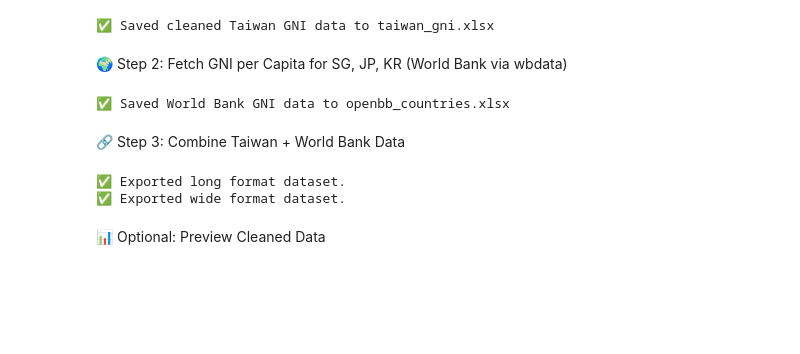
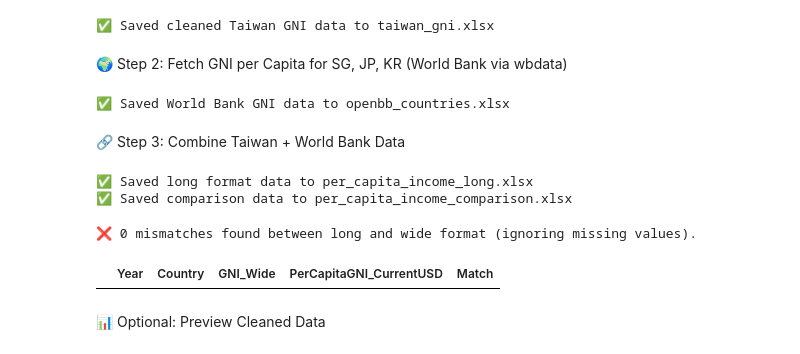
Before and after one commit to phoebenyi/per-capita-income, a Jupyter notebook: per_capita_income_1950_onward.ipynb, the cells around one changed output. Cells and saved outputs as stored; diff of their text form; code cells hidden in the pictures; blank space fills up the shorter version.

```diff
--- a/per_capita_income_1950_onward.ipynb
+++ b/per_capita_income_1950_onward.ipynb
@@ -177,22 +177,33 @@ print("✅ Saved World Bank GNI data to openbb_countries.xlsx")
 taiwan = pd.read_excel("taiwan_gni.xlsx")
 openbb_countries = pd.read_excel("openbb_countries.xlsx")
 
+# Define a clean prep function
 def prepare_combined_data(taiwan_df, worldbank_df):
     combined = pd.concat([taiwan_df, worldbank_df], ignore_index=True)
     combined["Country"] = combined["Country"].replace({"Korea": "South Korea"})
     combined = combined.sort_values(["Country", "Year"]).reset_index(drop=True)
     return combined
+
+# 🔁 Centralized data cleaning
+combined = prepare_combined_data(taiwan, openbb_countries)
+
+# Apply deduplication globally
+combined = combined.drop_duplicates(subset=["Country", "Year"])
+
+# ✅ Export long format (deduped)
+combined.to_excel("per_capita_income_long.xlsx", index=False) #long format (raw)
+print("✅ Saved long format data to per_capita_income_long.xlsx")
+
+# ✅ Export wide format
+comparison_df = combined.pivot_table(
+    index="Year",
+    columns="Country",
+    values="PerCapitaGNI_CurrentUSD",
+    aggfunc="mean"
+)
+comparison_df = comparison_df[["Japan", "Singapore", "South Korea", "Taiwan"]]
+comparison_df.to_excel("per_capita_income_comparison.xlsx") #wide format (visual comparison)
+print("✅ Saved comparison data to per_capita_income_comparison.xlsx")
+# %% [output]
+✅ Saved long format data to per_capita_income_long.xlsx
+✅ Saved comparison data to per_capita_income_comparison.xlsx
-# %%
-# Export long format (raw)
-combined.to_excel("per_capita_income_long.xlsx", index=False)
-print("✅ Exported long format dataset.")
-
-# Export wide format (for visual comparison)
-comparison_df = combined.pivot(index="Year", columns="Country", values="PerCapitaGNI_CurrentUSD")
-comparison_df = comparison_df[["Japan", "Singapore", "South Korea", "Taiwan"]]
-comparison_df = comparison_df.sort_index(ascending=False)
-comparison_df.to_excel("per_capita_income_comparison.xlsx")
-print("✅ Exported wide format dataset.")
-# %% [output]
-✅ Exported long format dataset.
-✅ Exported wide format dataset.
@@ -205,3 +210,28 @@ assert (merged_check["GNI_Wide"] - merged_check["PerCapitaGNI_CurrentUSD"]).abs(
+# %%
+# ✅ Sanity check: compare wide vs long format
+comparison_long = comparison_df.reset_index().melt(id_vars="Year", var_name="Country", value_name="GNI_Wide")
+
+# Merge long and wide formats
+merged = pd.merge(
+    comparison_long,
+    combined[["Country", "Year", "PerCapitaGNI_CurrentUSD"]],
+    on=["Country", "Year"],
+    how="outer"
+)
+
+# Drop rows with any missing values before comparison
+merged = merged.dropna(subset=["GNI_Wide", "PerCapitaGNI_CurrentUSD"])
+
+# Check match within float tolerance
+merged["Match"] = (merged["GNI_Wide"] - merged["PerCapitaGNI_CurrentUSD"]).abs() <= 1.5
+
+# Show mismatches
+mismatches = merged[~merged["Match"]]
+print(f"❌ {len(mismatches)} mismatches found between long and wide format (ignoring missing values).")
+display(mismatches)
+# %% [output]
+❌ 0 mismatches found between long and wide format (ignoring missing values).
+|  | Year | Country | GNI_Wide | PerCapitaGNI_CurrentUSD | Match |
 # %% [markdown]
 📊 Optional: Preview Cleaned Data
 # %%
```
Also changed, not shown: parts of 5 cells of this notebook, 1 other file.
